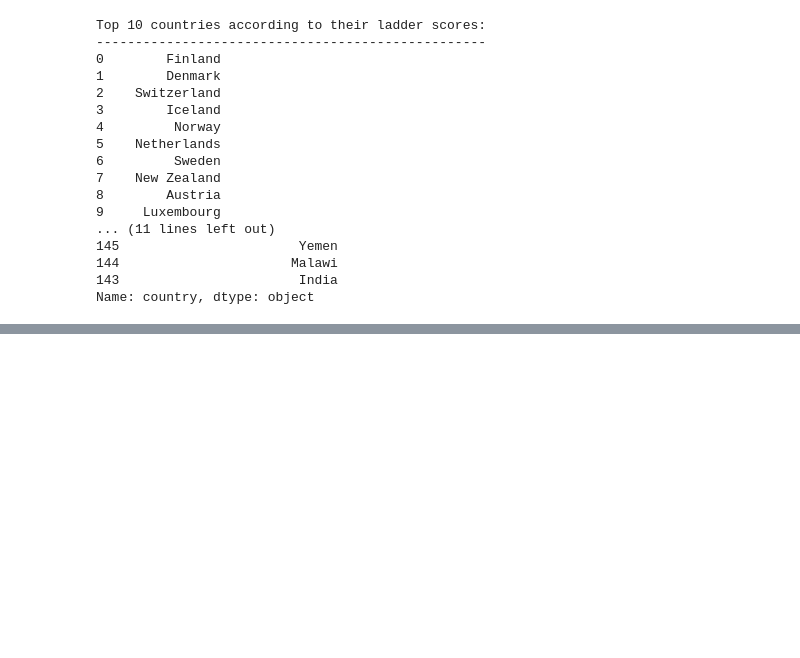
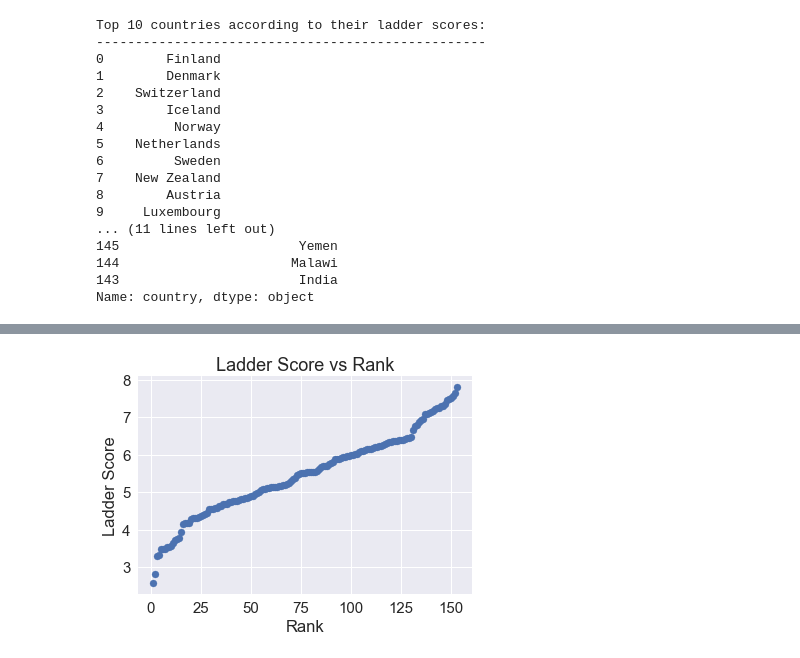
Before and after one commit to pgokhale2000/Data-Science-Project, a Jupyter notebook: main.ipynb, the cells around one changed output, grey strips where cells are left out. Cells and saved outputs as stored; diff of their text form; code cells hidden in the pictures; blank space fills up the shorter version.

```diff
--- a/main.ipynb
+++ b/main.ipynb
@@ -92,0 +106,9 @@ sns.heatmap(corrs, annot=True, fmt='.2%')
+# %%
+# scatter plot of ladder score to detect outliers
+plt.scatter(df['rank'], df['l_score'])
+plt.xlabel('Rank')
+plt.ylabel('Ladder Score')
+plt.title('Ladder Score vs Rank')
+plt.show()
+# %% [output]
+[figure, added]
```
Also changed, not shown: parts of 17 cells of this notebook, 1 other file.
